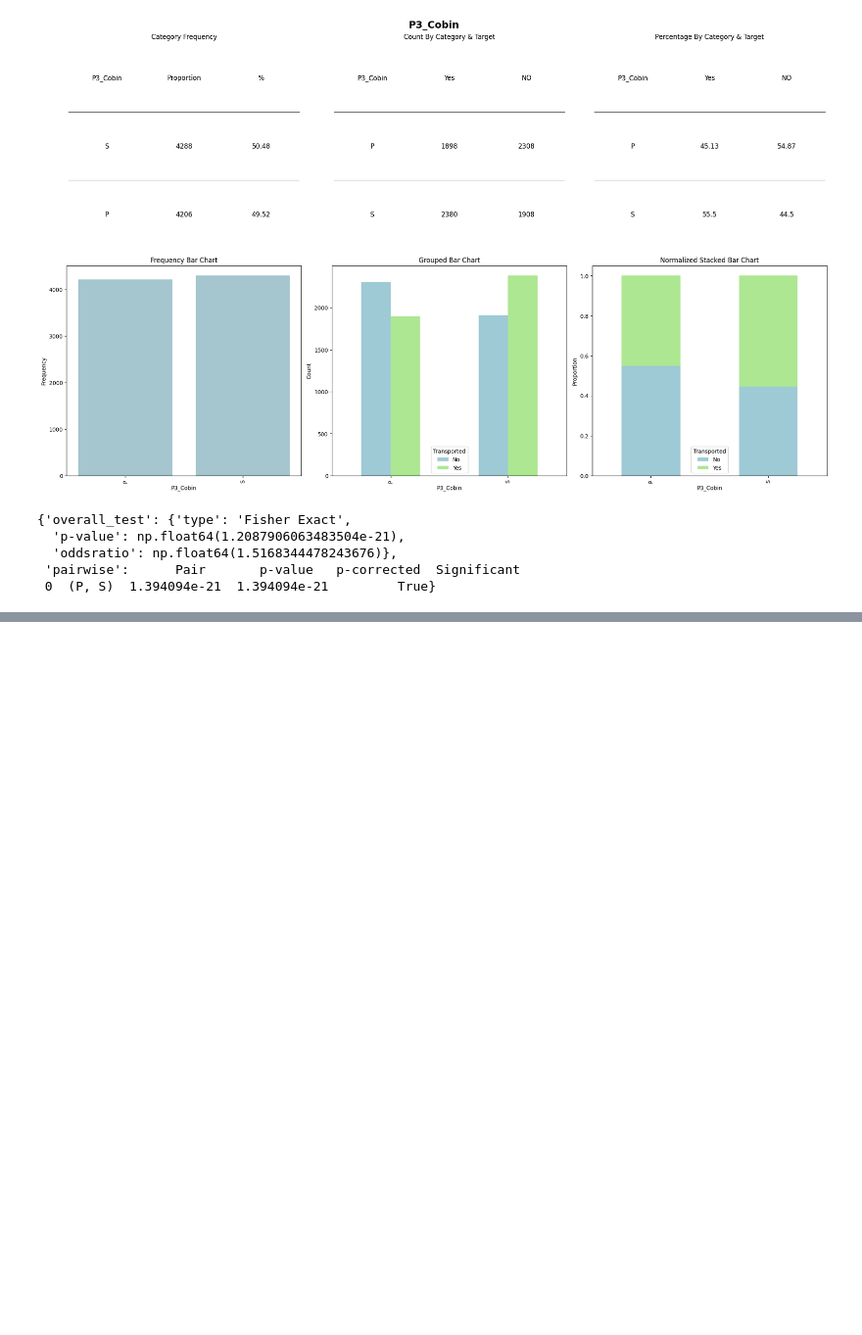
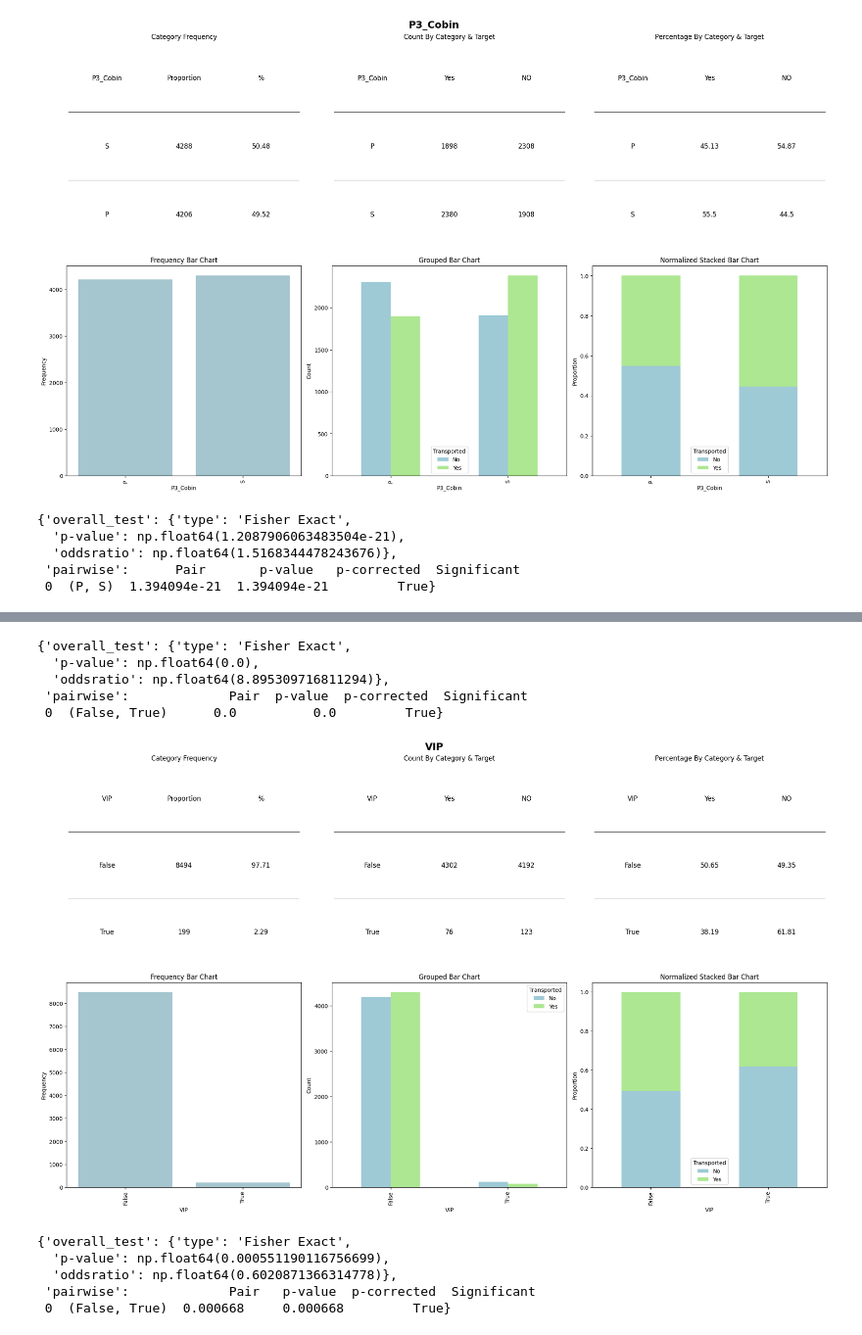
Before and after one commit to rezamirzaii/spaceship-titanic-ml, a Jupyter notebook: notebooks/spaceship_titanic.ipynb, the cells around one changed output, grey strips where cells are left out. Shown at 98% size. Drawn from its saved outputs; the diff is of its cells as text; code cells hidden in the pictures; blank space fills up the shorter version.

```diff
--- a/notebooks/spaceship_titanic.ipynb
+++ b/notebooks/spaceship_titanic.ipynb
@@ -615,0 +619,20 @@ analyze_campaign_Transported(df_train,'P3_Cobin','Transported')
+# %%
+analyze_campaign_Transported(df_train,'CryoSleep','Transported')
+# %% [output]
+{'overall_test': {'type': 'Fisher Exact',
+  'p-value': np.float64(0.0),
+  'oddsratio': np.float64(8.895309716811294)},
+ 'pairwise':             Pair  p-value  p-corrected  Significant
+ 0  (False, True)      0.0          0.0         True}
+# %%
+categorical_data(df_train,'VIP','Transported')
+# %% [output]
+[figure, added]
+# %%
+analyze_campaign_Transported(df_train,'VIP','Transported')
+# %% [output]
+{'overall_test': {'type': 'Fisher Exact',
+  'p-value': np.float64(0.000551190116756699),
+  'oddsratio': np.float64(0.6020871366314778)},
+ 'pairwise':             Pair   p-value  p-corrected  Significant
+ 0  (False, True)  0.000668     0.000668         True}
```
Also changed, not shown: parts of 16 cells of this notebook.
